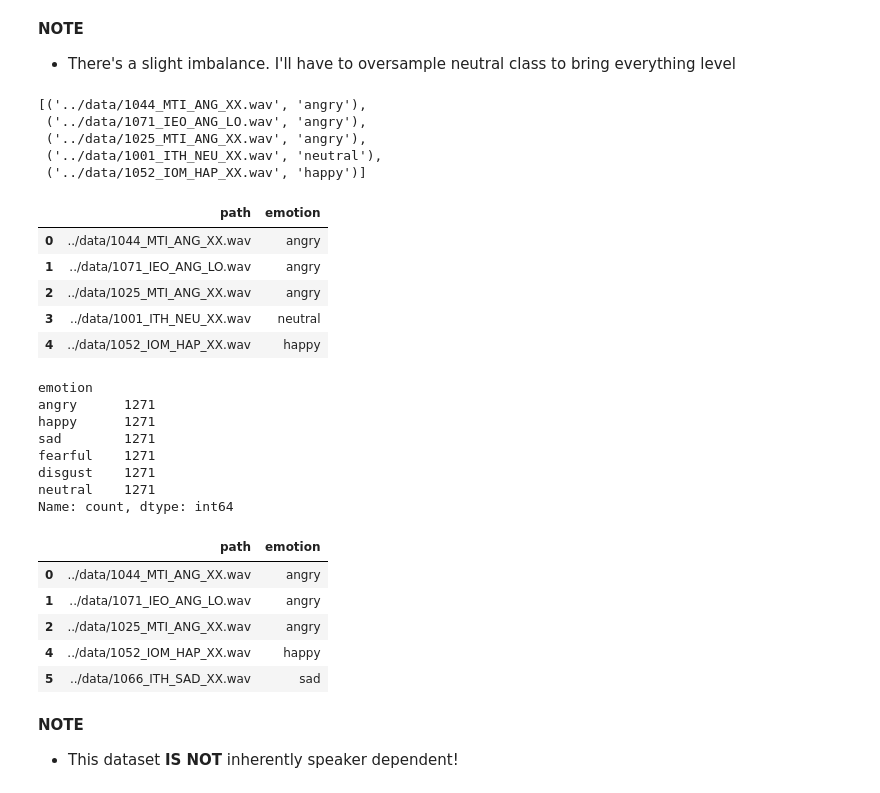
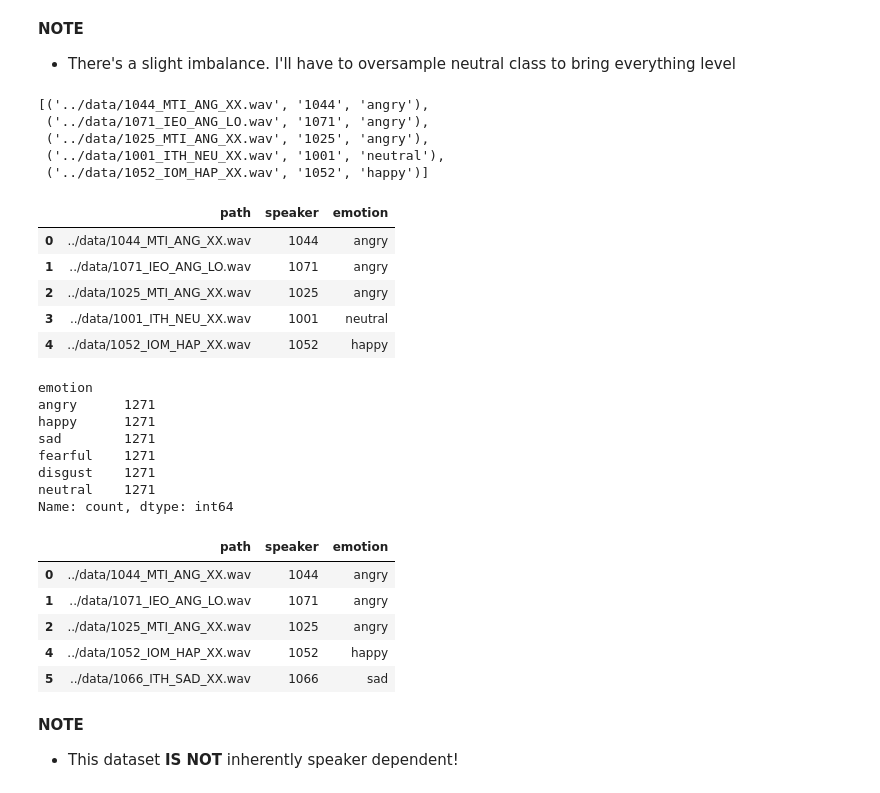
Before and after one commit to kelvin17-glitch/emotion_recognition, a Jupyter notebook: notebooks/one.ipynb, the cells around one changed output. Drawn from its saved outputs; the diff is of its cells as text; code cells hidden in the pictures.

Commit message:
Added speaker column

```diff
--- a/notebooks/one.ipynb
+++ b/notebooks/one.ipynb
@@ -171,28 +171,29 @@ data = []
 for dirpath, dirnames, filenames in os.walk("../data"):
     for file in filenames:
         path = os.path.join(dirpath, file)
+        speaker = file.split('_')[0] # Need to identify speaker since dataset is speaker-independent
         emotion = emotion_map[file.split('_')[-2]]
-        data.append((path, emotion))
+        data.append((path, speaker, emotion))
 data[:5]
 # %% [output]
-[('../data/1044_MTI_ANG_XX.wav', 'angry'),
- ('../data/1071_IEO_ANG_LO.wav', 'angry'),
- ('../data/1025_MTI_ANG_XX.wav', 'angry'),
- ('../data/1001_ITH_NEU_XX.wav', 'neutral'),
- ('../data/1052_IOM_HAP_XX.wav', 'happy')]
+[('../data/1044_MTI_ANG_XX.wav', '1044', 'angry'),
+ ('../data/1071_IEO_ANG_LO.wav', '1071', 'angry'),
+ ('../data/1025_MTI_ANG_XX.wav', '1025', 'angry'),
+ ('../data/1001_ITH_NEU_XX.wav', '1001', 'neutral'),
+ ('../data/1052_IOM_HAP_XX.wav', '1052', 'happy')]
 # %%
 # Put data into a dataframe
 data_df = pd.DataFrame(data)
-data_df.columns = ["path", "emotion"]
+data_df.columns = ["path","speaker", "emotion"]
 
 data_df.head()
 # %% [output]
-|  | path | emotion |
-| 0 | ../data/1044_MTI_ANG_XX.wav | angry |
-| 1 | ../data/1071_IEO_ANG_LO.wav | angry |
-| 2 | ../data/1025_MTI_ANG_XX.wav | angry |
-| 3 | ../data/1001_ITH_NEU_XX.wav | neutral |
-| 4 | ../data/1052_IOM_HAP_XX.wav | happy |
+|  | path | speaker | emotion |
+| 0 | ../data/1044_MTI_ANG_XX.wav | 1044 | angry |
+| 1 | ../data/1071_IEO_ANG_LO.wav | 1071 | angry |
+| 2 | ../data/1025_MTI_ANG_XX.wav | 1025 | angry |
+| 3 | ../data/1001_ITH_NEU_XX.wav | 1001 | neutral |
+| 4 | ../data/1052_IOM_HAP_XX.wav | 1052 | happy |
 # %%
 # Split into majority and minority classes for resampling
 majority_df = data_df[data_df["emotion"]!="neutral"]
@@ -221,12 +222,12 @@ Name: count, dtype: int64
 # %%
 data_df.head()
 # %% [output]
-|  | path | emotion |
-| 0 | ../data/1044_MTI_ANG_XX.wav | angry |
-| 1 | ../data/1071_IEO_ANG_LO.wav | angry |
-| 2 | ../data/1025_MTI_ANG_XX.wav | angry |
-| 4 | ../data/1052_IOM_HAP_XX.wav | happy |
-| 5 | ../data/1066_ITH_SAD_XX.wav | sad |
+|  | path | speaker | emotion |
+| 0 | ../data/1044_MTI_ANG_XX.wav | 1044 | angry |
+| 1 | ../data/1071_IEO_ANG_LO.wav | 1071 | angry |
+| 2 | ../data/1025_MTI_ANG_XX.wav | 1025 | angry |
+| 4 | ../data/1052_IOM_HAP_XX.wav | 1052 | happy |
+| 5 | ../data/1066_ITH_SAD_XX.wav | 1066 | sad |
 # %% [markdown]
 **NOTE**
 - This dataset **IS NOT** inherently speaker dependent!
```
